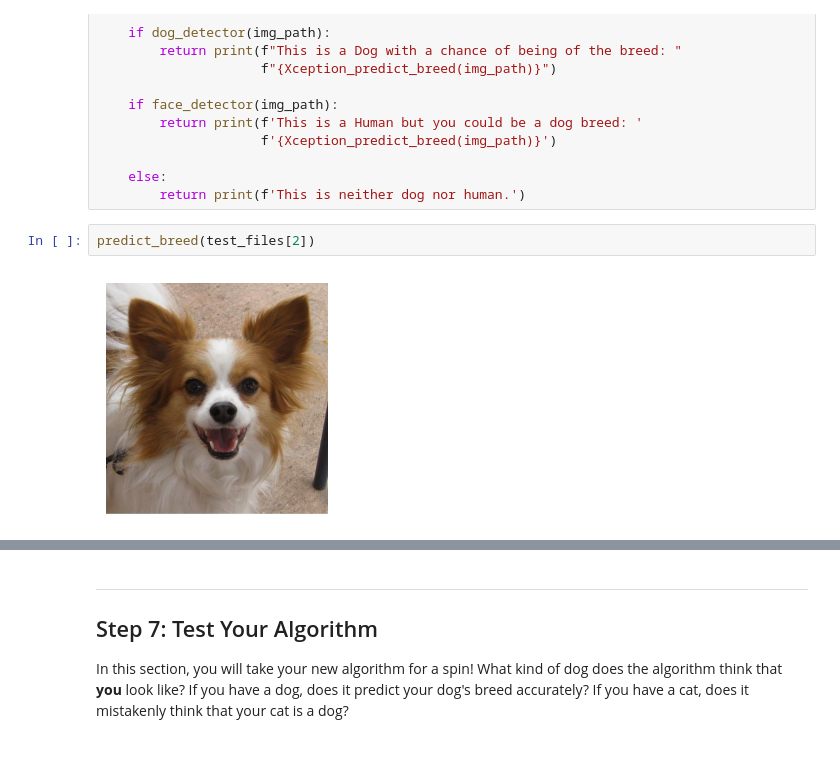
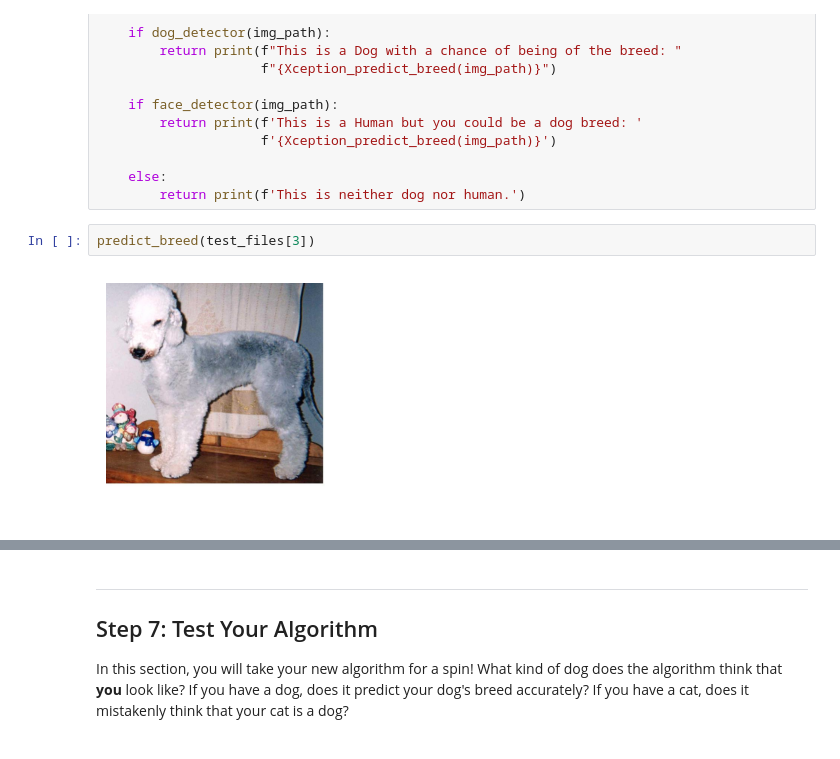
Before and after one commit to mafda/dog_breed_classifier, a Jupyter notebook: src/dog_app.ipynb, the cells around one changed output, grey strips where cells are left out. Cells and saved outputs as stored; diff of their text form.

```diff
--- a/src/dog_app.ipynb
+++ b/src/dog_app.ipynb
@@ -1108,6 +1065,6 @@ def predict_breed(img_path):
     else:
         return print(f'This is neither dog nor human.')
 # %%
-predict_breed(test_files[2])
+predict_breed(test_files[3])
 # %% [output]
-[figure, old version]
+[figure, new version]
```
Also changed, not shown: parts of 22 cells of this notebook, 9 other files.
